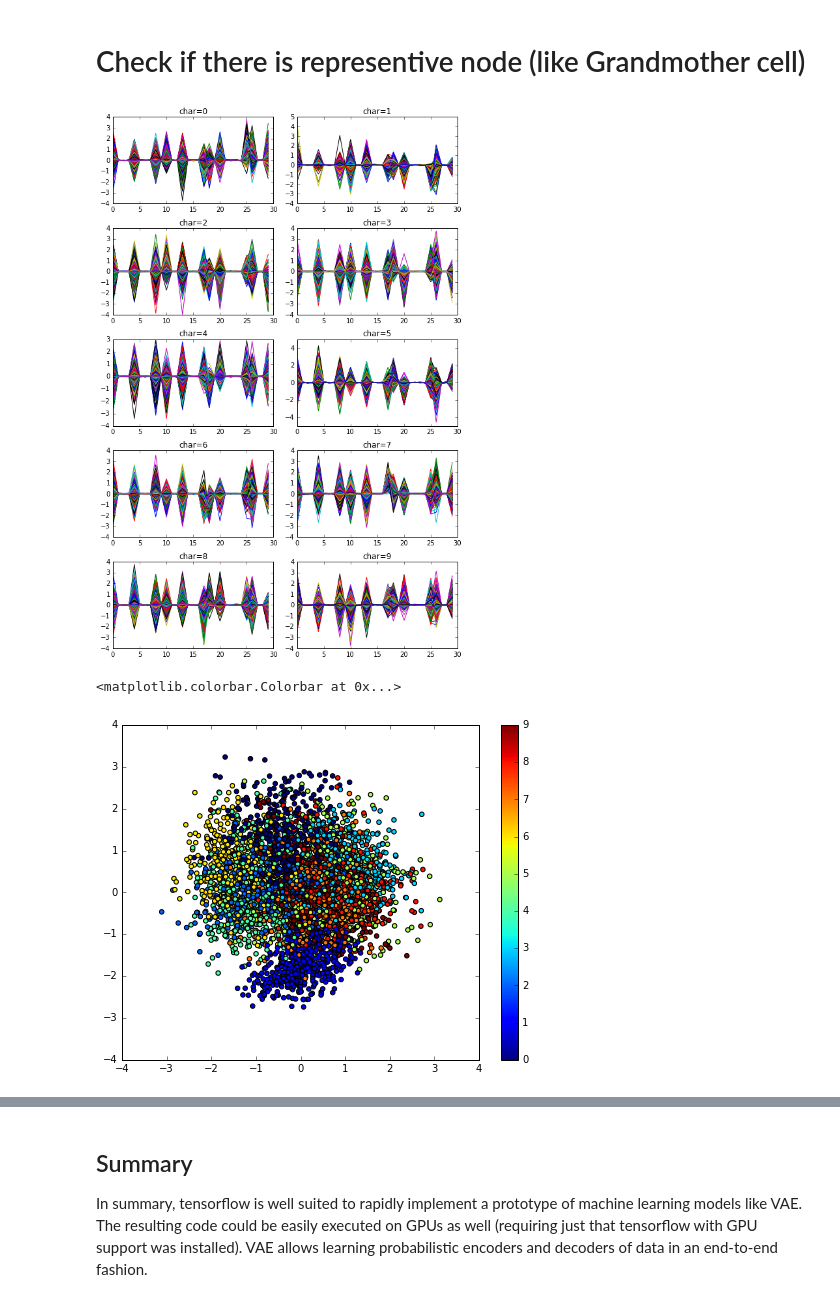
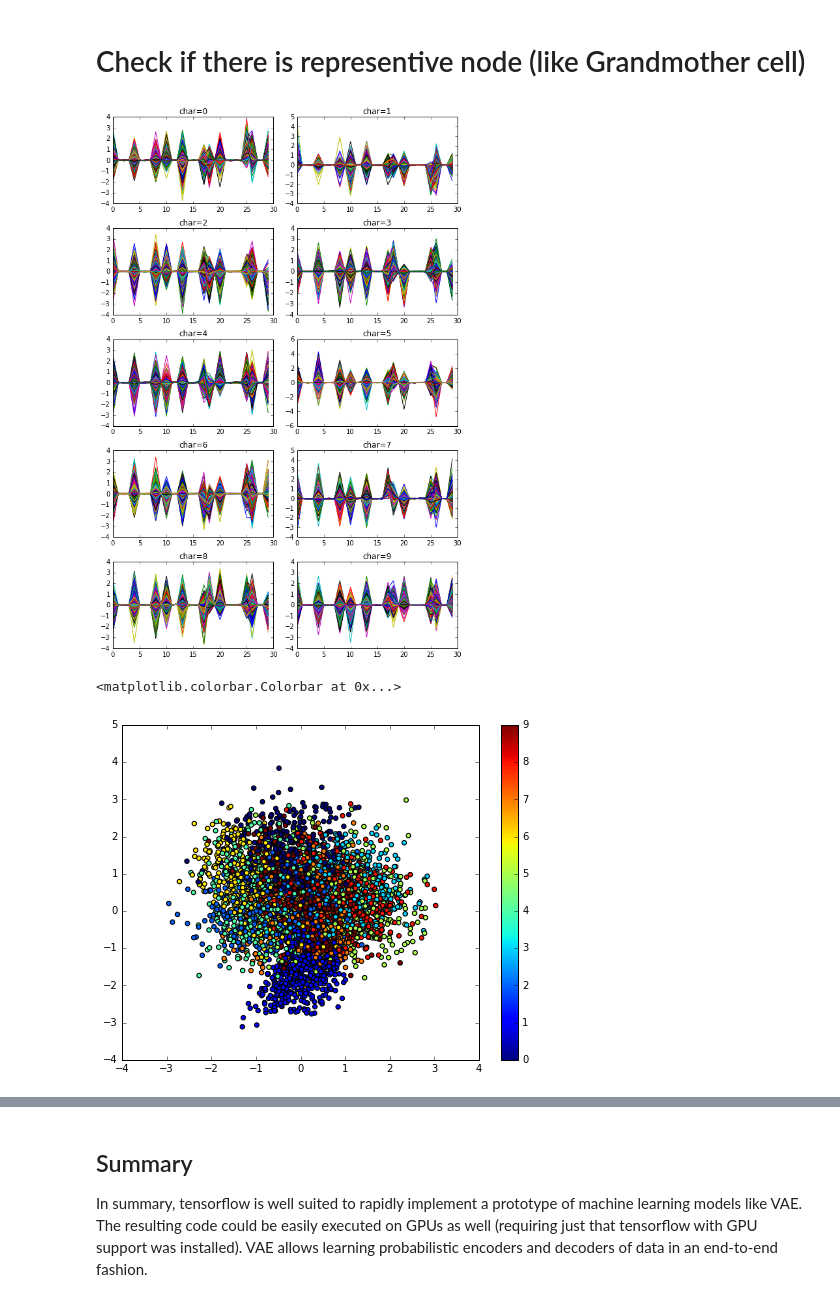
Before and after one commit to Itsukara/vae-hidden-layer, a Jupyter notebook: vae.ipynb, the cells around one changed output, grey strips where cells are left out. Saved outputs shown, nothing was run; the diff lists cells and outputs as text; code cells hidden in the pictures.

```diff
--- a/vae.ipynb
+++ b/vae.ipynb
@@ -255,5 +255,5 @@ network_architecture = \
          n_input=784, # MNIST data input (img shape: 28*28)
          n_z=30)  # dimensionality of latent space
 
-vae = train(network_architecture, training_epochs=75)
+vae = train(network_architecture, training_epochs=100)
 # %% [output]
@@ -315,22 +320,19 @@ for char in range(10):
     plt.title("char="+str(char))
 plt.tight_layout()
 # %% [output]
-[figure, old version]
+[figure, new version]
 # %%
 #Display hidden layer for each character with 2D graph
 # Resut: NO "representive node (like Grandmother cell)"
-
-num_all_sample = 5000
-x_sample, y_sample = mnist.test.next_batch(num_all_sample)
 
 index1, index2 = 18, 25
 z_mu = vae.transform(x_sample)
 plt.figure(figsize=(8, 6))
 plt.scatter(z_mu[:, index1], z_mu[:, index2], c=np.argmax(y_sample, 1))
 plt.colorbar()
 # %% [output]
 <matplotlib.colorbar.Colorbar at 0x...>
-[figure, old version]
+[figure, new version]
 # %%
 # Calculate "center of gravity" of hidden layer for each character cluster
 # and distances among centers.
```
Also changed, not shown: parts of 7 cells of this notebook.
